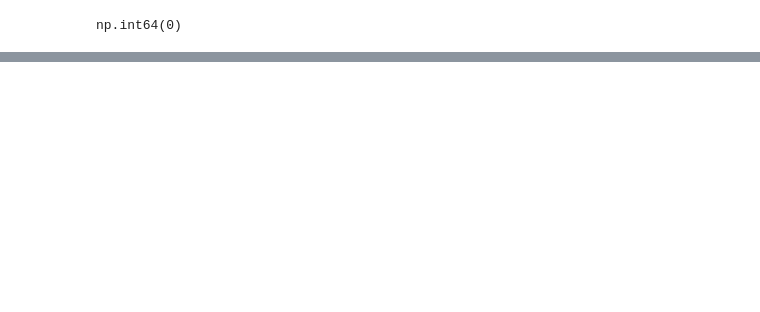
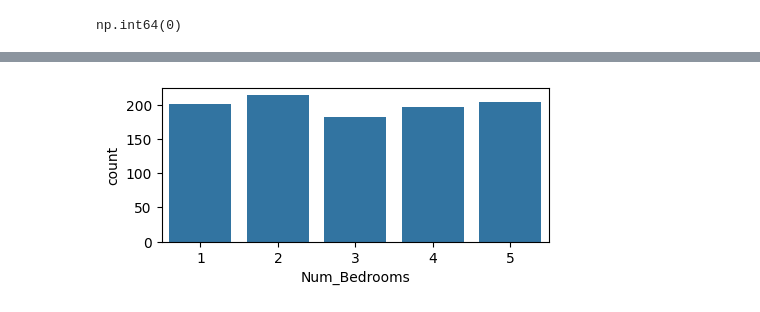
Before and after one commit to nimitha123-kd/Take-IT-Smart-Internship, a Jupyter notebook: House_Price_Regression_Proj.ipynb, the cells around one changed output, grey strips where cells are left out. Cells and saved outputs as stored; diff of their text form; code cells hidden in the pictures; blank space fills up the shorter version.

```diff
--- a/House_Price_Regression_Proj.ipynb
+++ b/House_Price_Regression_Proj.ipynb
@@ -248,0 +373,8 @@ np.int64(0)
+# %%
+# Count => The frequency.
+#Num_Bedrooms
+plt.figure(figsize=(5,2))
+sns.countplot(data,x="Num_Bedrooms")
+plt.show()
+# %% [output]
+[figure, added]
```
Also changed, not shown: parts of 46 cells of this notebook.
